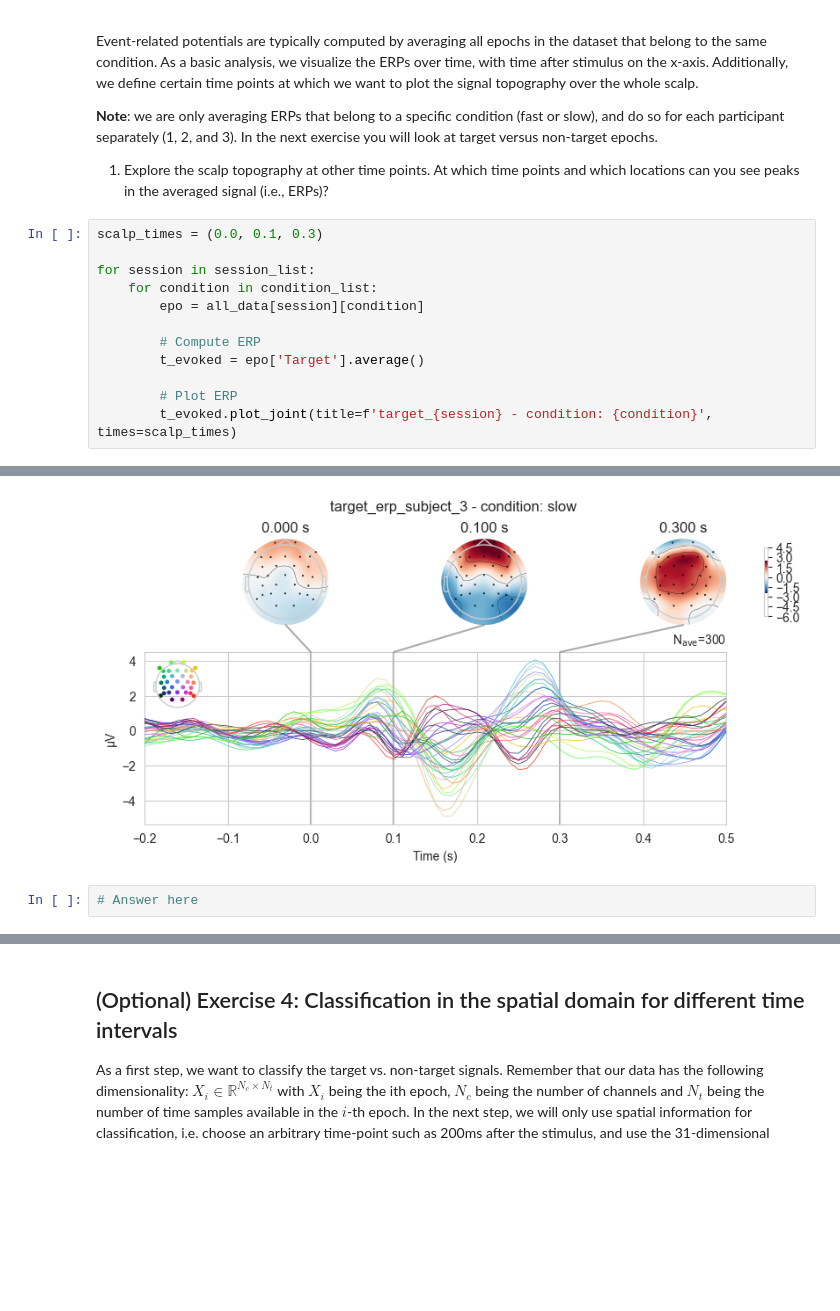
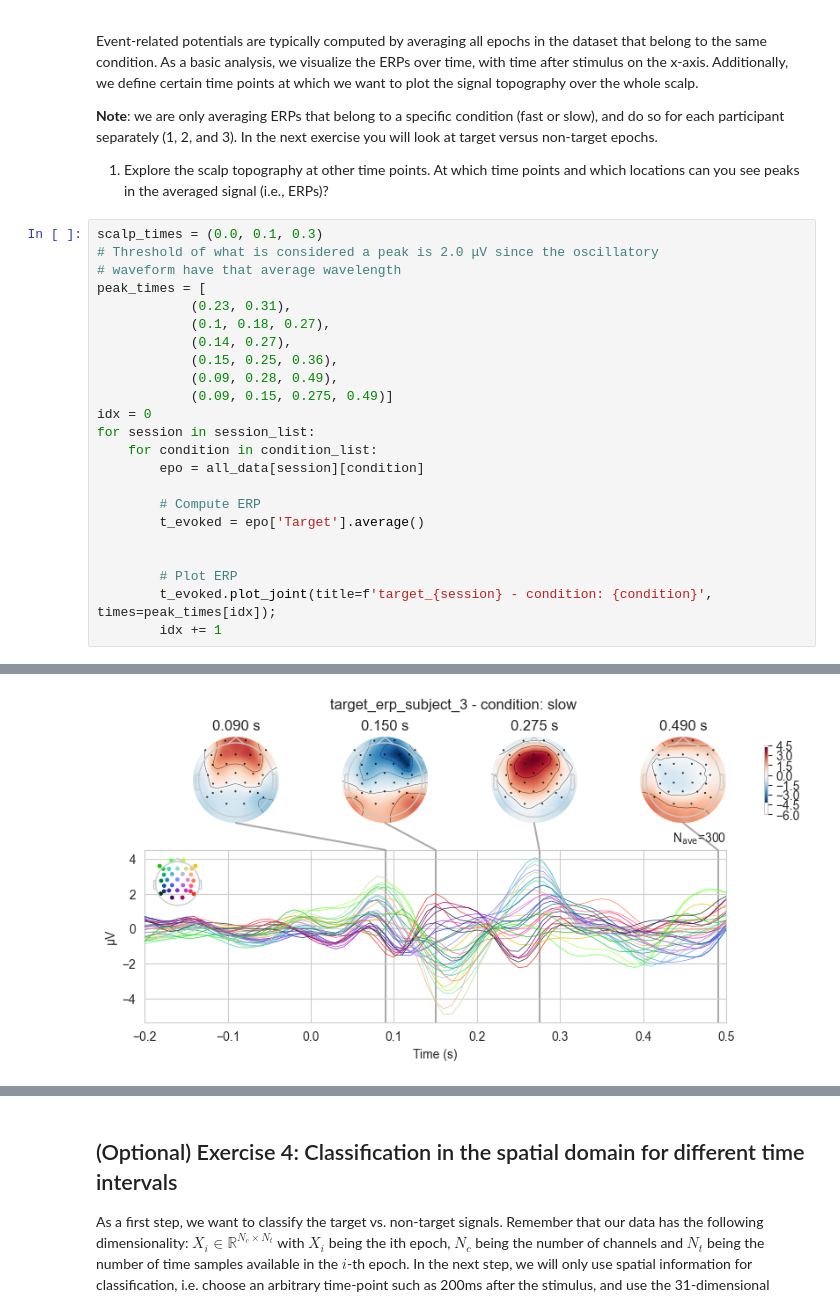
Before and after one commit to pschristodoulou/BCI_course, a Jupyter notebook: Assignments/Assignment6/assignment_06_erp_analysis.ipynb, the cells around one changed output, grey strips where cells are left out. Cells and saved outputs as stored; diff of their text form; blank space fills up the shorter version.

```diff
--- a/Assignments/Assignment6/assignment_06_erp_analysis.ipynb
+++ b/Assignments/Assignment6/assignment_06_erp_analysis.ipynb
@@ -327,7 +327,16 @@ Event-related potentials are typically computed by averaging all epochs in the d
 1. Explore the scalp topography at other time points. At which time points and which locations can you see peaks in the averaged signal (i.e., ERPs)?
 # %%
 scalp_times = (0.0, 0.1, 0.3)
-
+# Threshold of what is considered a peak is 2.0 μV since the oscillatory
+# waveform have that average wavelength
+peak_times = [
+            (0.23, 0.31),
+            (0.1, 0.18, 0.27),
+            (0.14, 0.27),
+            (0.15, 0.25, 0.36),
+            (0.09, 0.28, 0.49),
+            (0.09, 0.15, 0.275, 0.49)]
+idx = 0
 for session in session_list:
     for condition in condition_list:
         epo = all_data[session][condition]
@@ -335,6 +344,8 @@ for session in session_list:
         # Compute ERP
         t_evoked = epo['Target'].average()
 
+
         # Plot ERP
-        t_evoked.plot_joint(title=f'target_{session} - condition: {condition}', times=scalp_times)
+        t_evoked.plot_joint(title=f'target_{session} - condition: {condition}', times=peak_times[idx]);
+        idx += 1
 # %% [output]
@@ -346,3 +357 @@ for session in session_list:
-[figure, old version]
+[figure, new version]
-# %%
-# Answer here
```
Also changed, not shown: parts of 3 cells of this notebook.
